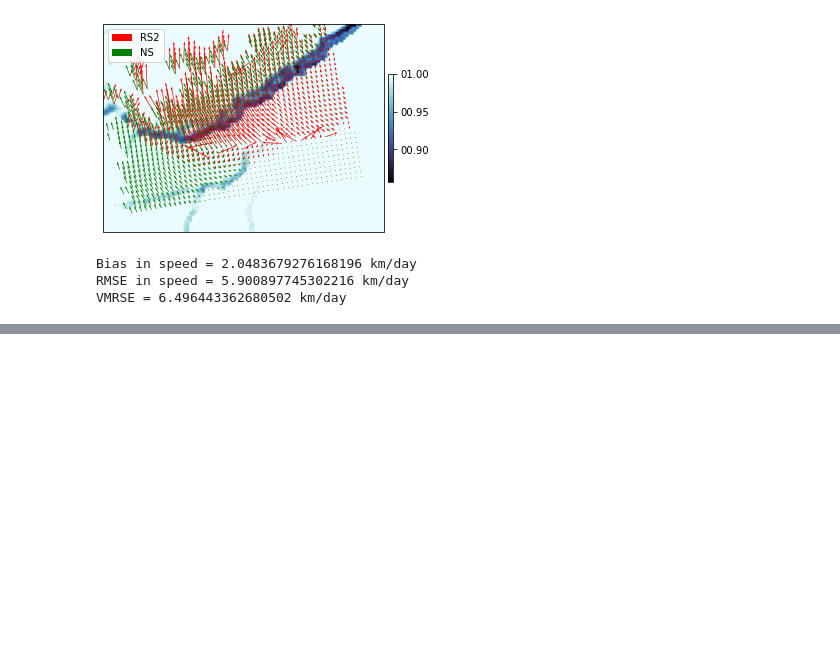
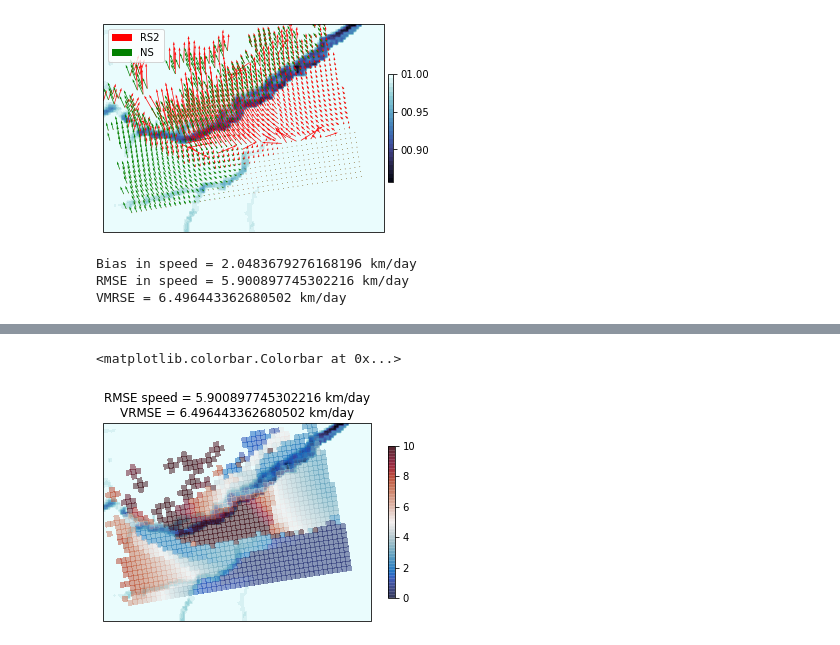
Before and after one commit to tdcwilliams/arktalas-scripts, a Jupyter notebook: python/RS2_drift/compare_rs2_moorings.ipynb, the cells around one changed output, grey strips where cells are left out. Cells and saved outputs as stored; diff of their text form; code cells hidden in the pictures; blank space fills up the shorter version.

```diff
--- a/python/RS2_drift/compare_rs2_moorings.ipynb
+++ b/python/RS2_drift/compare_rs2_moorings.ipynb
@@ -205,15 +206,18 @@ NameError: name 'dx' is not defined
 # %%
 vdiff = np.full_like(pm_results['lon1pm'], np.nan) #m
 vdiff[gpi_rs2] = np.hypot(
-    dx - pm_results['upm_clean'][gpi_rs2],
-    dy - pm_results['vpm_clean'][gpi_rs2],
+    dx_mod - pm_results['upm_clean'][gpi_rs2],
+    dy_mod - pm_results['vpm_clean'][gpi_rs2],
     )
 fig, ax = grid0.plot(sic_av, add_colorbar=False)
 vdiff *= unit_fac #km/day
 im = ax.pcolor(x1pm, y1pm, vdiff,
                cmap='balance', shading='auto', vmin=0, vmax=10, alpha=0.5)
 ax.set_title(f'RMSE speed = {rmse_speed} km/day\nVRMSE = {vrmse} km/day')
 fig.colorbar(im, shrink=0.7)
+# %% [output]
+<matplotlib.colorbar.Colorbar at 0x...>
+[figure, added]
 # %%
 fig = plt.figure()
 ax = fig.add_subplot(111)
```
Also changed, not shown: parts of 3 cells of this notebook.
